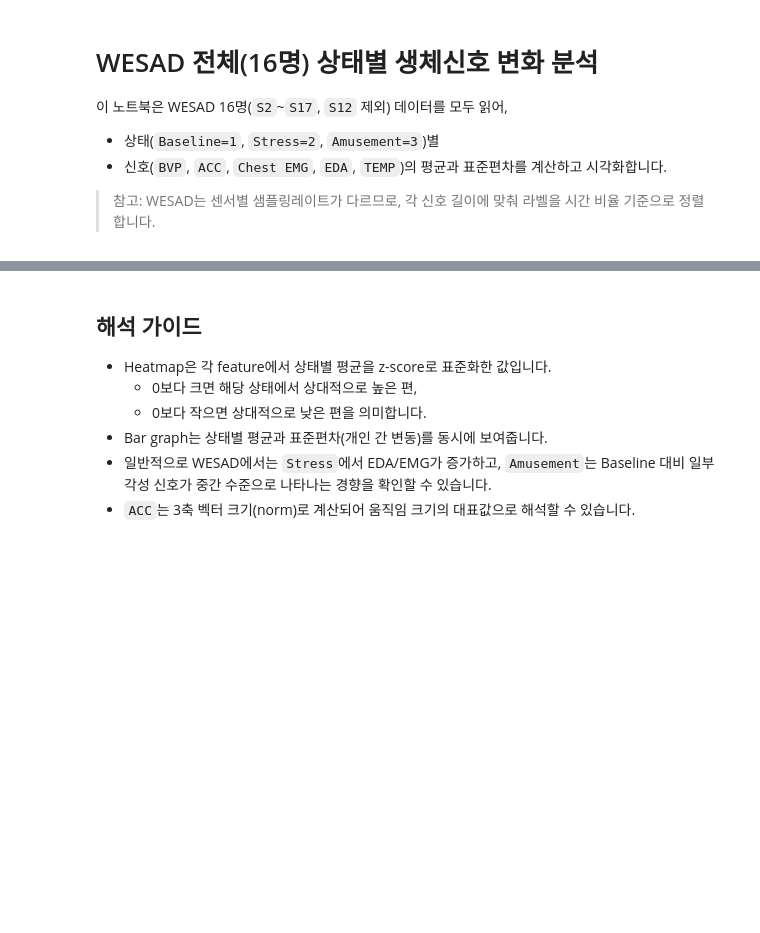
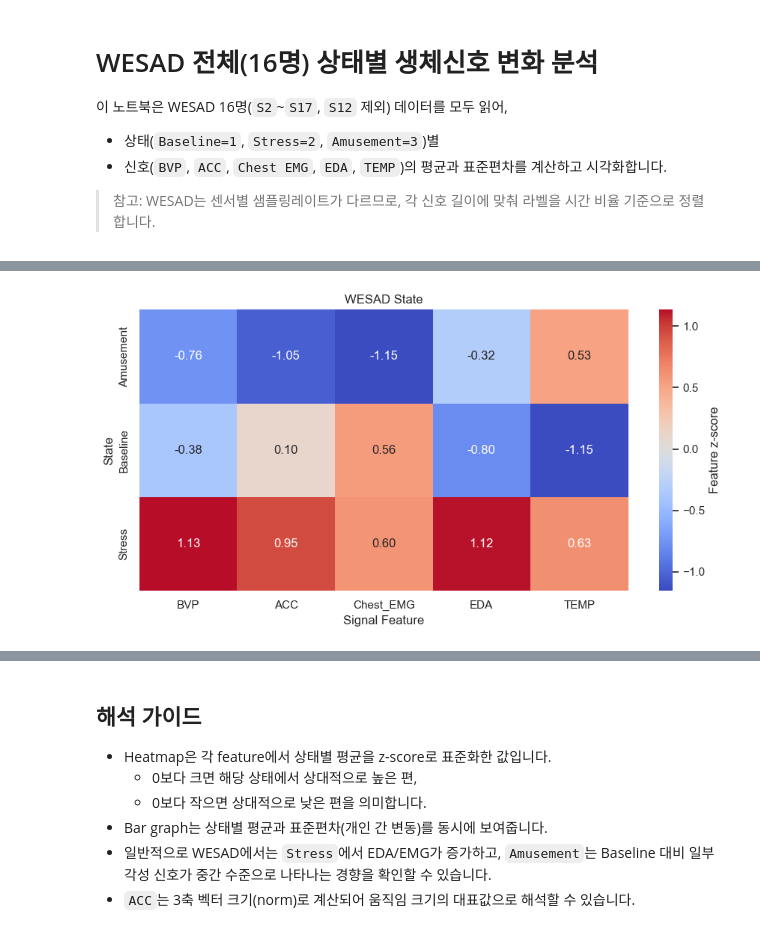
Before and after one commit to binghin2/Research, a Jupyter notebook: WESAD_classification/Data_analysis/Dataset_figure.ipynb, the cells around one changed output, grey strips where cells are left out. Drawn from its saved outputs; the diff is of its cells as text; code cells hidden in the pictures; blank space fills up the shorter version.

```diff
--- a/WESAD_classification/Data_analysis/Dataset_figure.ipynb
+++ b/WESAD_classification/Data_analysis/Dataset_figure.ipynb
@@ -126,22 +154,24 @@ display(summary_flat)
 # %%
 # Fig 1) 전체적인 판단 기준: 상태별 feature z-score heatmap
 state_mean = subject_state_df.groupby("state")[features].mean()
 state_z = (state_mean - state_mean.mean(axis=0)) / state_mean.std(axis=0)
 
 plt.figure(figsize=(9, 4.8))
 sns.heatmap(
     state_z,
     annot=True,
     fmt=".2f",
     cmap="coolwarm",
     center=0,
     cbar_kws={"label": "Feature z-score"}
 )
-plt.title("WESAD 상태별 상대적 변화(전체 판단 기준)")
+plt.title("WESAD State")
 plt.xlabel("Signal Feature")
 plt.ylabel("State")
 plt.tight_layout()
 plt.show()
+# %% [output]
+[figure, added]
 # %%
 # Fig 2) 상태별 평균 ± 표준편차 Bar graph
 plot_df = subject_state_df.melt(
```
Also changed, not shown: parts of 14 cells of this notebook.
